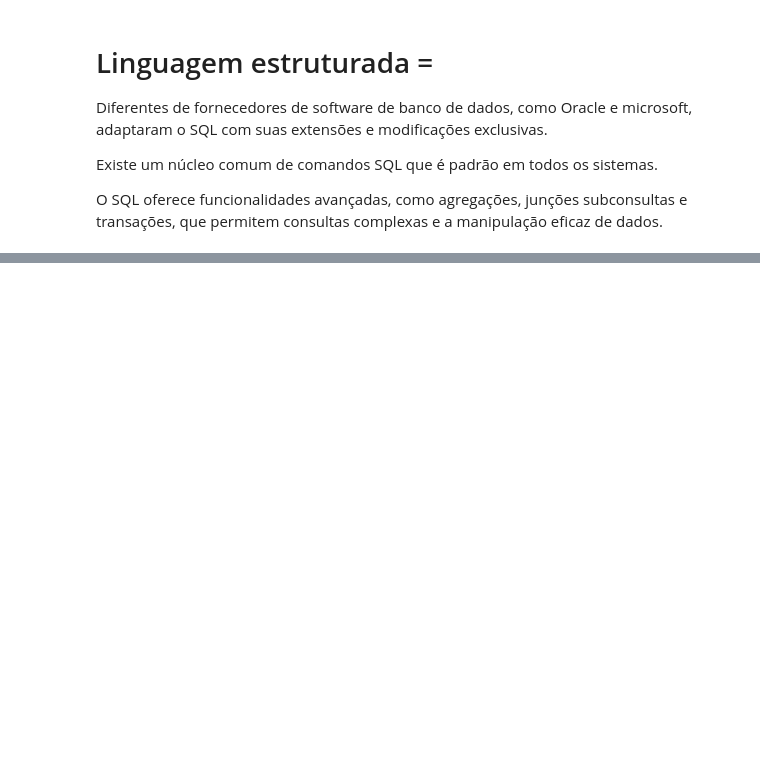
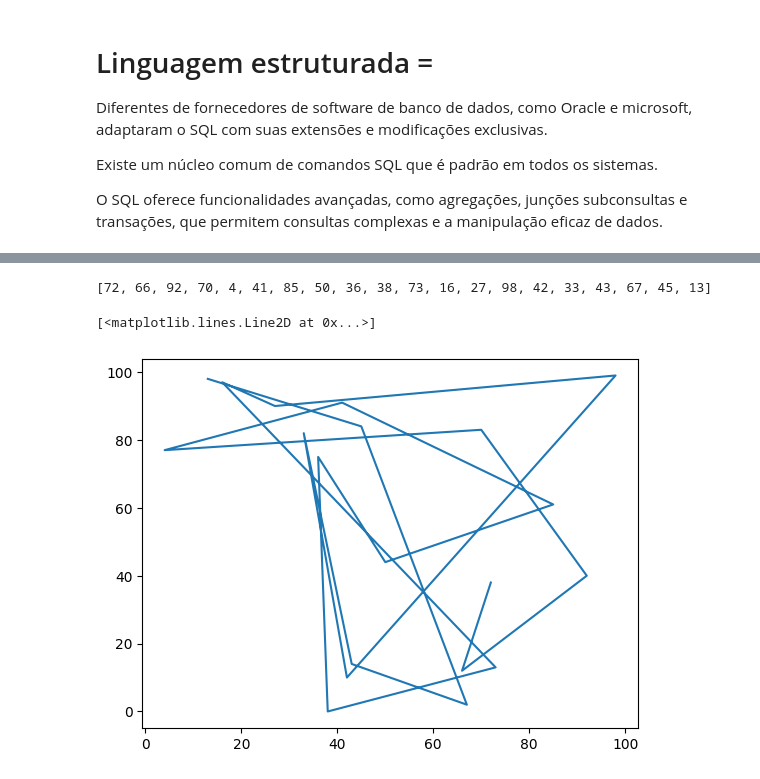
Before and after one commit to Ronaldo94-GITHUB/Meu-reposit-rio-de-autenticacoes-GIT, a Jupyter notebook: Untitled0.ipynb, the cells around one changed output, grey strips where cells are left out. Drawn from its saved outputs; the diff is of its cells as text; code cells hidden in the pictures; blank space fills up the shorter version.

```diff
--- a/Untitled0.ipynb
+++ b/Untitled0.ipynb
@@ -1110,0 +1808,13 @@ O SQL oferece funcionalidades avançadas, como agregações, junções subconsul
+# %%
+import matplotlib.pyplot as plt
+import random
+
+dados1 = random.sample(range(100), k=20)
+dados2 = random.sample(range(100), k=20)
+
+print(dados1)
+plt.plot(dados1, dados2)
+# %% [output]
+[72, 66, 92, 70, 4, 41, 85, 50, 36, 38, 73, 16, 27, 98, 42, 33, 43, 67, 45, 13]
+[<matplotlib.lines.Line2D at 0x...>]
+[figure, added]
```
Also changed, not shown: parts of 146 cells of this notebook.
